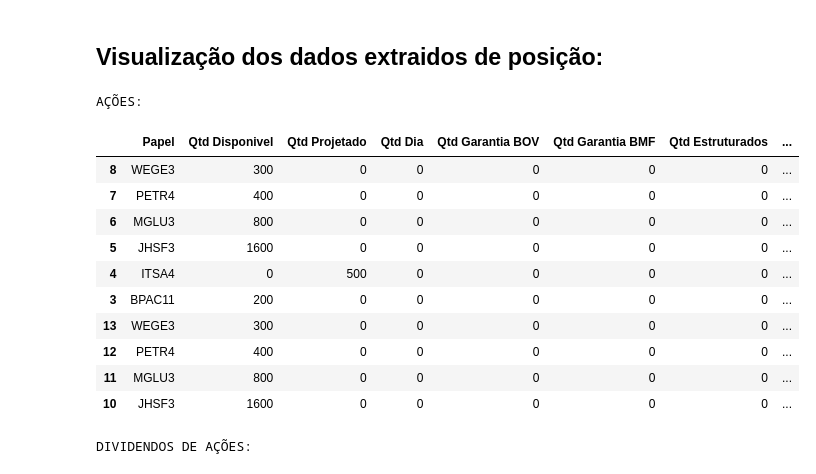
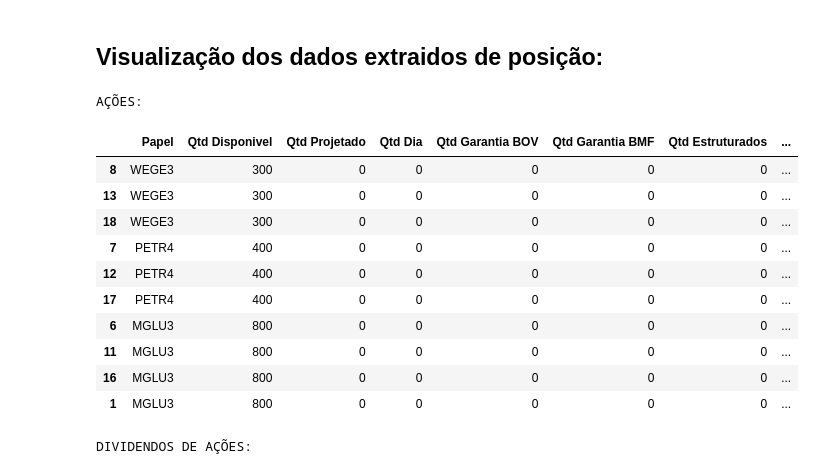
Before and after one commit to gabrielmlg/finance-app, a Jupyter notebook: app/classes/test_notebook.ipynb, the cells around one changed output. Cells and saved outputs as stored; diff of their text form; code cells hidden in the pictures.

```diff
--- a/app/classes/test_notebook.ipynb
+++ b/app/classes/test_notebook.ipynb
@@ -38,20 +38,20 @@ array(['2020-05-29T00:00:00.000000000', '2020-04-30T00:00:00.000000000',
 ## Visualização dos dados extraidos de posição:
 # %%
 print('AÇÕES:')
-display(posicao_model.acoes.sort_values(by=['data_posicao', 'Papel'], ascending=False).head(10))
+display(posicao_model.acoes.sort_values(by=['Papel', 'data_posicao'], ascending=False).head(10))
 # %% [output]
 AÇÕES:
 |  | Papel | Qtd Disponivel | Qtd Projetado | Qtd Dia | Qtd Garantia BOV | Qtd Garantia BMF | Qtd Estruturados | ... |
 | 8 | WEGE3 | 300 | 0 | 0 | 0 | 0 | 0 | ... |
+| 13 | WEGE3 | 300 | 0 | 0 | 0 | 0 | 0 | ... |
+| 18 | WEGE3 | 300 | 0 | 0 | 0 | 0 | 0 | ... |
 | 7 | PETR4 | 400 | 0 | 0 | 0 | 0 | 0 | ... |
+| 12 | PETR4 | 400 | 0 | 0 | 0 | 0 | 0 | ... |
+| 17 | PETR4 | 400 | 0 | 0 | 0 | 0 | 0 | ... |
 | 6 | MGLU3 | 800 | 0 | 0 | 0 | 0 | 0 | ... |
-| 5 | JHSF3 | 1600 | 0 | 0 | 0 | 0 | 0 | ... |
-| 4 | ITSA4 | 0 | 500 | 0 | 0 | 0 | 0 | ... |
-| 3 | BPAC11 | 200 | 0 | 0 | 0 | 0 | 0 | ... |
-| 13 | WEGE3 | 300 | 0 | 0 | 0 | 0 | 0 | ... |
-| 12 | PETR4 | 400 | 0 | 0 | 0 | 0 | 0 | ... |
 | 11 | MGLU3 | 800 | 0 | 0 | 0 | 0 | 0 | ... |
-| 10 | JHSF3 | 1600 | 0 | 0 | 0 | 0 | 0 | ... |
+| 16 | MGLU3 | 800 | 0 | 0 | 0 | 0 | 0 | ... |
+| 1 | MGLU3 | 800 | 0 | 0 | 0 | 0 | 0 | ... |
 # %%
 print('DIVIDENDOS DE AÇÕES:')
 display(posicao_model.dividendo_acoes.sort_values(by=['data_posicao', 'Papel'], ascending=False).head(10))
```
Also changed, not shown: parts of 6 cells of this notebook, 4 other files.
